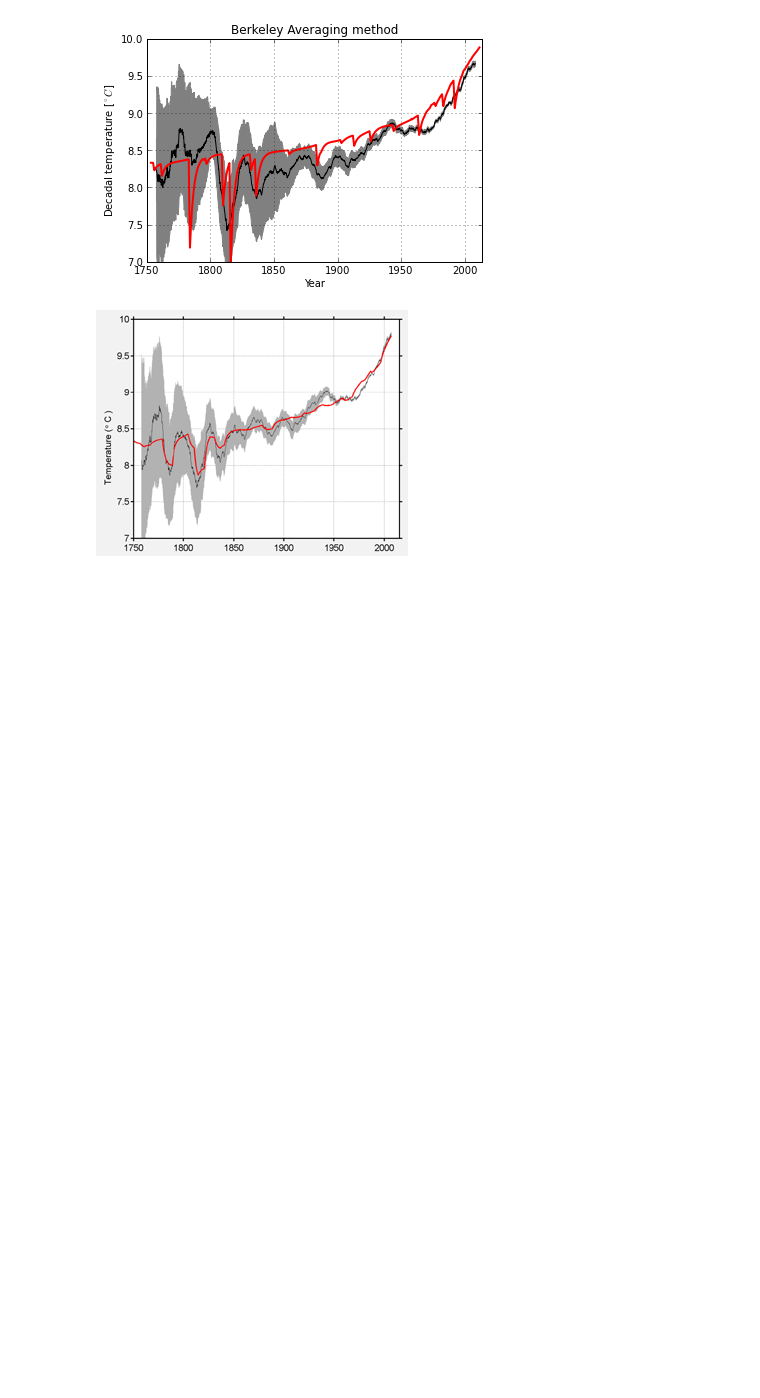
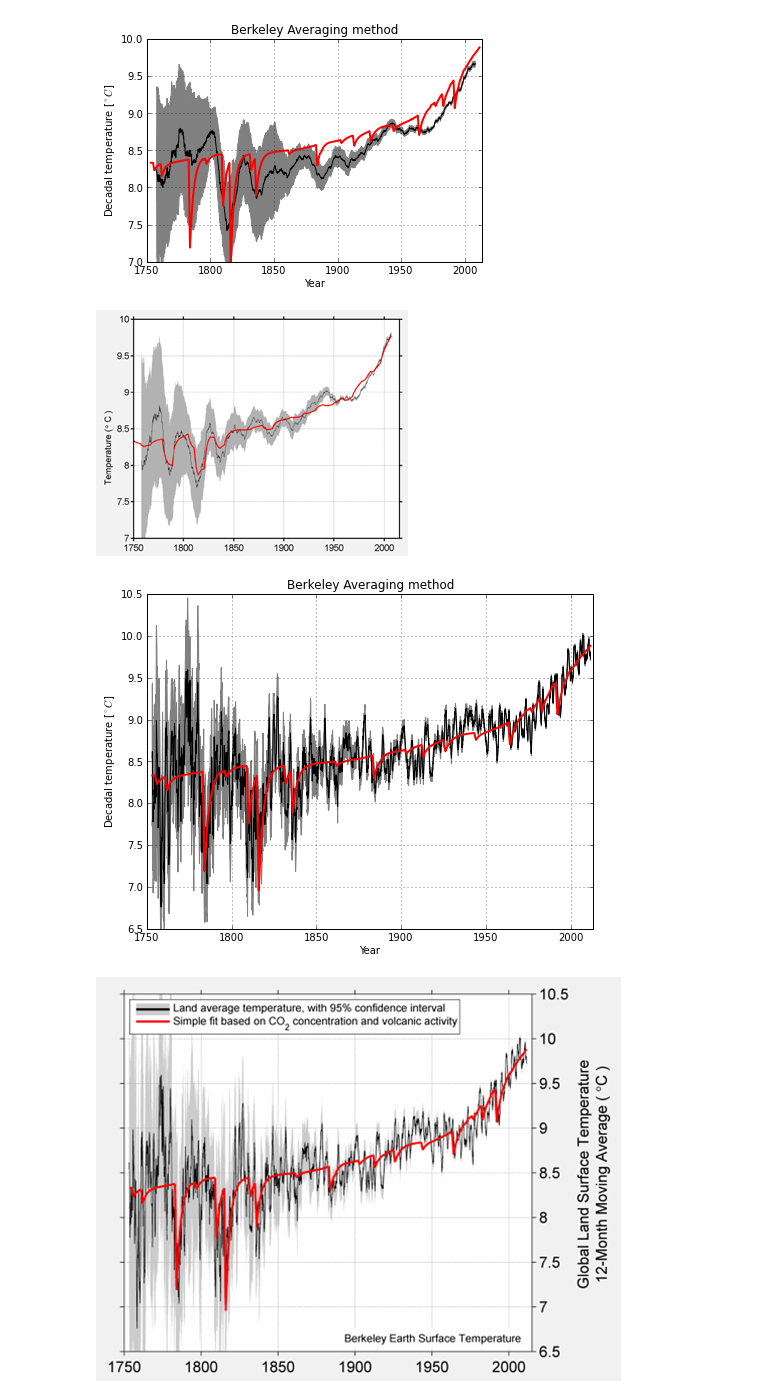
Before and after one commit to certik/climate, a Jupyter notebook: Berkeley fit.ipynb, the cells around one changed output. Saved outputs shown, nothing was run; the diff lists cells and outputs as text; code cells hidden in the pictures; blank space fills up the shorter version.

Commit message:
Add another graph

```diff
--- a/Berkeley fit.ipynb
+++ b/Berkeley fit.ipynb
@@ -10,6 +10,7 @@ years = D[:, 0]
 log_CO2 = D[:, 1]
 volcanic = D[:, 2]
 temp = D[:, 3]
+unc = D[:, 4]
 
 D = loadtxt("Full_TAVG_complete.txt", comments="%")
 # Read from file:
@@ -49,3 +50,19 @@ Image(filename="data/decadal.png")
 # %% [output]
 [figure]
 [figure]
+# %%
+figure(figsize=(8, 6))
+fill_between(years, temp+unc, temp-unc, color="gray")
+plot(years, temp, "k-")
+plot(years, fit, "r-", lw=2)
+xlabel("Year")
+ylabel("Decadal temperature [$^\circ C$]")
+title("Berkeley Averaging method")
+xlim([1750, 2013])
+ylim([6.5, 10.5])
+grid()
+show()
+Image(filename="data/annual-with-forcing-small.png")
+# %% [output]
+[figure, added]
+[figure, added]
```
Also changed, not shown: 1 other file.
